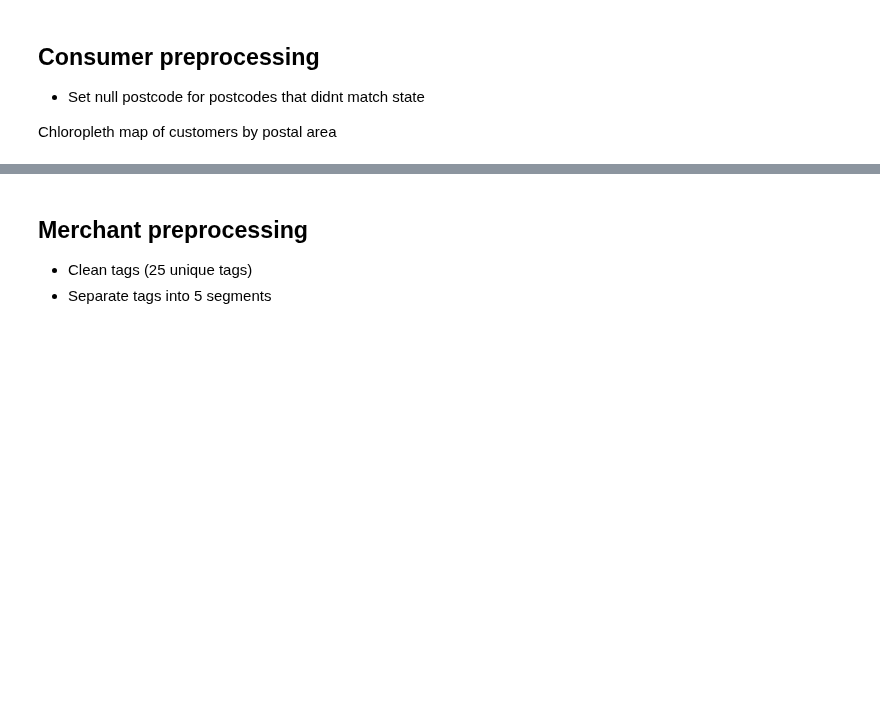
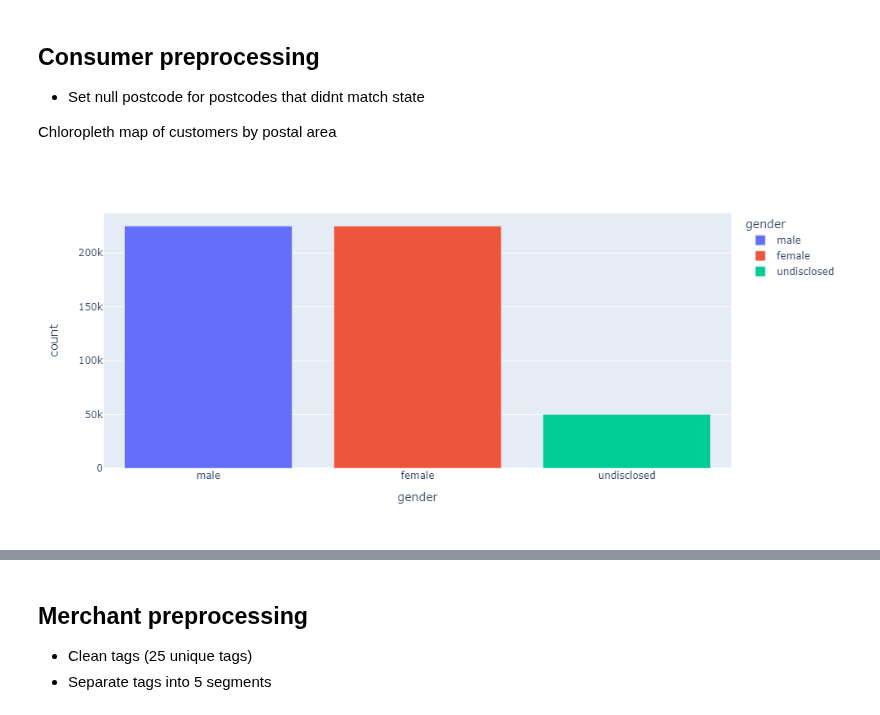
Before and after one commit to pommcuter/generic-buy-now-pay-later-project, a Jupyter notebook: notebooks/summary.ipynb, the cells around one changed output, grey strips where cells are left out. Saved outputs shown, nothing was run; the diff lists cells and outputs as text; code cells hidden in the pictures; blank space fills up the shorter version.

Commit message:
added bar graphs

```diff
--- a/notebooks/summary.ipynb
+++ b/notebooks/summary.ipynb
@@ -139,3 +139,7 @@ fig.update_traces(opacity=0.75)
 - Set null postcode for postcodes that didnt match state
 
 Chloropleth map of customers by postal area
+# %%
+Image('../plots/gender_counts.png')
+# %% [output]
+[figure, added]
```
Also changed, not shown: parts of 1 cell of this notebook, 3 other files.
